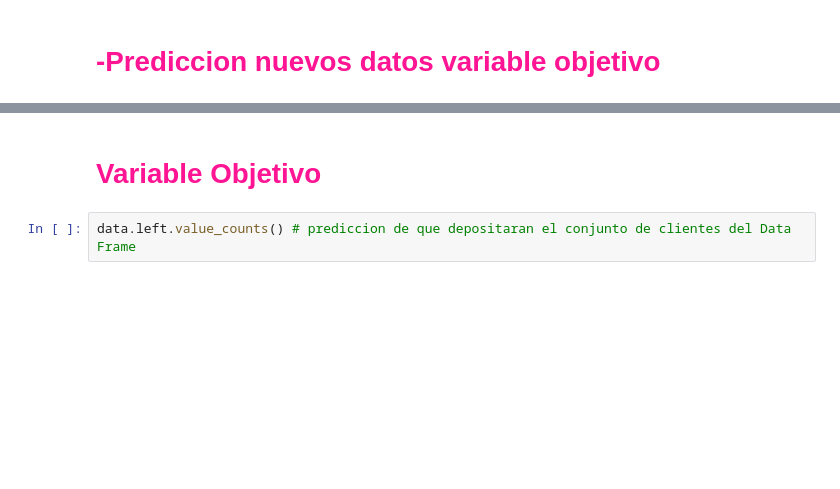
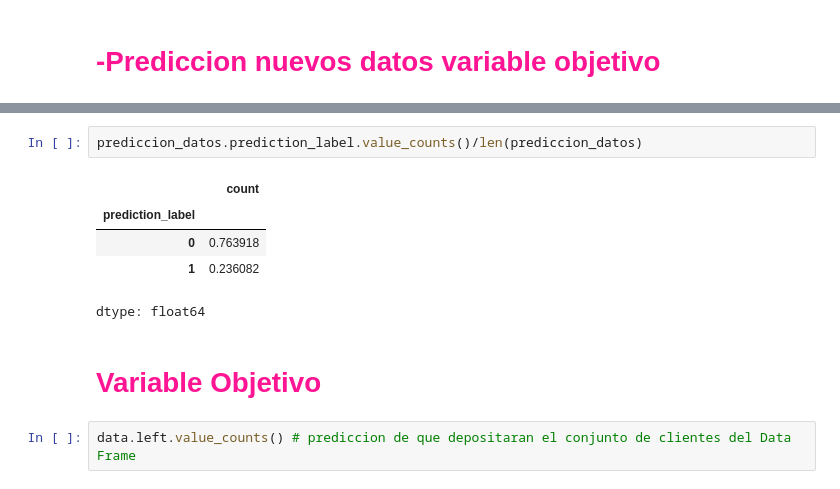
Before and after one commit to Viny2030/UMSA-Analisis_de_datos, a Jupyter notebook: bds_pycaret_001_02.ipynb, the cells around one changed output, grey strips where cells are left out. Cells and saved outputs as stored; diff of their text form; blank space fills up the shorter version.

```diff
--- a/bds_pycaret_001_02.ipynb
+++ b/bds_pycaret_001_02.ipynb
@@ -811,3 +893,11 @@ porcentaje_prediccion
+# %%
+prediccion_datos.prediction_label.value_counts()/len(prediccion_datos)
+# %% [output]
+|  | count |
+| prediction_label |  |
+| 0 | 0.763918 |
+| 1 | 0.236082 |
+dtype: float64
 # %% [markdown]
 # **<font color="DeepPink">Variable Objetivo</font>**
 # %%
```
Also changed, not shown: parts of 44 cells of this notebook.
